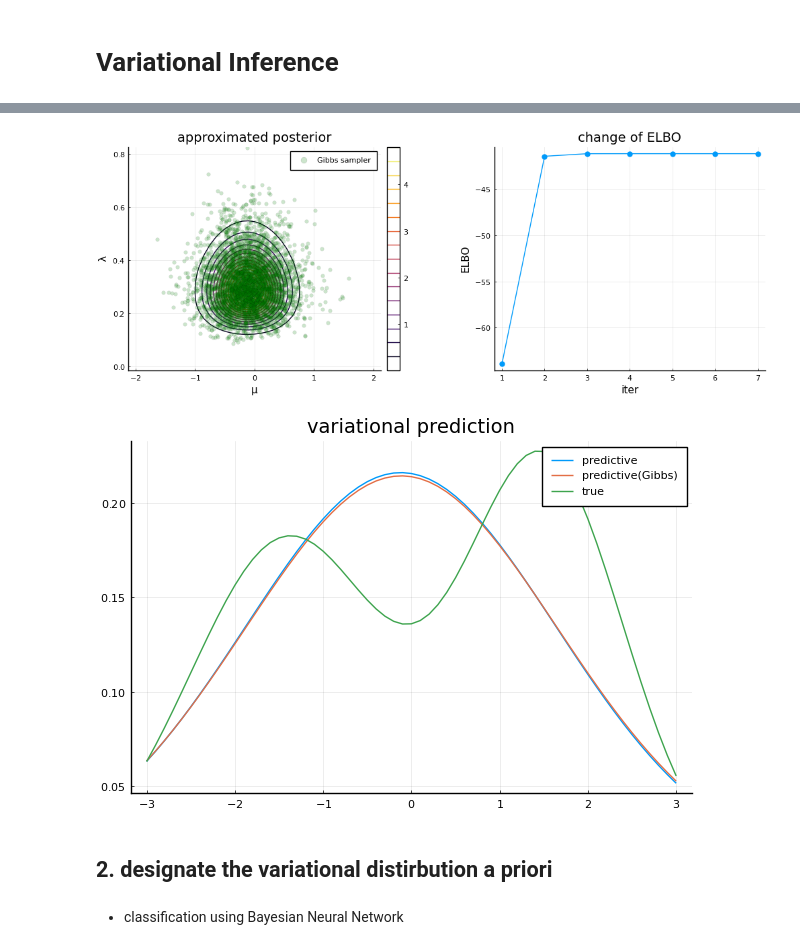
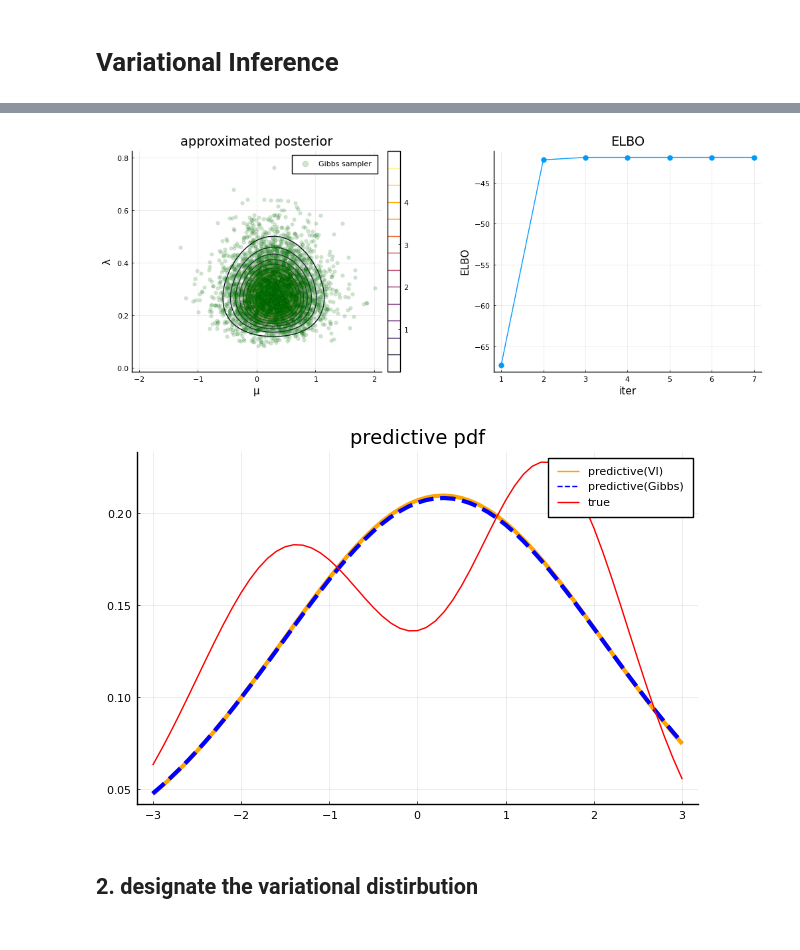
Before and after one commit to kitano-AppMath/my-julia-works, a Jupyter notebook: Variational Inference.ipynb, the cells around one changed output, grey strips where cells are left out. Drawn from its saved outputs; the diff is of its cells as text; code cells hidden in the pictures.

```diff
--- a/Variational Inference.ipynb
+++ b/Variational Inference.ipynb
@@ -104,62 +94,61 @@ my_Gibbs1 (generic function with 1 method)
 # %%
-Random.seed!(42)
-
-#create the data
+#create data
 μ₁ = -1.4
 μ₂ = 1.5
 σ₁ = 1.1
 σ₂ = 0.9
 N = 20
 mixture_normal = MixtureModel([Normal(μ₁, σ₁), Normal(μ₂, σ₂)])
-mixture_normal_pdf(x) = pdf(mixture_normal, x)
+true_pdf(x) = pdf(mixture_normal, x)
 X = rand(mixture_normal, N)
+data = (X=X, N=N)
 
-#infernce
+#set the seed
+Random.seed!(42)
+
+#variational inference
 β = 1e1
-μhat₀ = 0.0
-λhat₀ = 1.0
-βhat₀ = β
-max_iter = 1000
-ϵ = 1e-6
-μhat, λhat, αhat, βhat, elbos = my_VI1(μhat₀, λhat₀, βhat₀, max_iter, ϵ, X, β)
+model_params = (β=β,)
+inits = (μhat₀=0.0 , λhat₀=1.0, βhat₀=β)
+n_train = 1000
+tol = 1e-6
+μhat, λhat, αhat, βhat, Lvec = myVI(data, model_params, inits, n_train, tol)
+var_params = (μhat=μhat, λhat=λhat, αhat=αhat, βhat=βhat)
 
-#approximated posterior distribution
-r(μ, λ, μhat, λhat, αhat, βhat) = pdf(Normal(μhat, 1/√λhat), μ) * pdf(Gamma(αhat, 1/βhat), λ)
-r(μ, λ) = r(μ, λ, μhat, λhat, αhat, βhat)
+#approximated posterior pdf
+function r(μ, λ, var_params)
+    @unpack μhat,λhat,αhat,βhat = var_params
+    return exp(logpdf(Normal(μhat, 1/√λhat), μ) + logpdf(Gamma(αhat, 1/βhat), λ))
+end
 
-#Gibbs sampler : true posterior
-μ₀ = 0.0
-λ₀ = 1.0
+#Gibbs sampler
 n_samps = 5000
 n_burnin = div(n_samps, 10)
-μsamps, λsamps = my_Gibbs1(μ₀, λ₀, n_samps, n_burnin, X, β)
+inits = (μ₀=0.0, λ₀=1.0)
+μsamps, λsamps = myGibbs(data, model_params, inits, n_samps, n_burnin)
+samps = (μsamps=μsamps, λsamps=λsamps)
 
-#plot the posterior
-p1 = plot(-2:0.1:2, 0.01:0.01:0.8, r, st=:contour, xlabel="μ", ylabel="λ", title="approximated posterior", xlim=[-2,2], ylim=[0.01, 0.8])
+#visualize the variational and true posterior
+p1 = plot(-2:0.1:2, 0.01:0.01:0.8, (μ,λ)->r(μ,λ,var_params), st=:contour, xlabel="μ", ylabel="λ", title="approximated posterior", xlim=[-2,2], ylim=[0.01, 0.8])
 plot!(μsamps, λsamps, st=:scatter, alpha=0.2, label="Gibbs sampler", markerstrokewidth=0.2, color=:green)
-p2 = plot(elbos, title="change of ELBO", xlabel="iter", ylabel="ELBO", label=false, marker=:circle, markerstrokewidth=0, markersize=6)
+p2 = plot(Lvec, title="ELBO", xlabel="iter", ylabel="ELBO", label=false, marker=:circle, markerstrokewidth=0, markersize=6)
 fig1 = plot(p1, p2, size=(1000, 400))
-#savefig(fig1, "figs-VI/fig1.png")
+savefig(fig1, "figs-VI/fig1.png")
 # %% [output]
-[figure, old version]
+[figure, new version]
 # %%
 #variational prediction
 n_samps = 5000
-μsamps_var, λsamps_var = post_sample1(μhat, λhat, αhat, βhat, n_samps)
-pred1_var(x) = pred1(x, μsamps_var, λsamps_var)
+μsamps_var, λsamps_var = post_samps(var_params, n_samps)
+var_samps = (μsamps=μsamps_var, λsamps=λsamps_var)
 
-#true predictive distribution
-pred1(x) = pred1(x, μsamps, λsamps)
-
-#plot
+#visualize the predictive pdf
 xs = -3:0.1:3
-fig2 = plot(xs, pred1_var, title="variational prediction", label="predictive")
-plot!(xs, pred1, label="predictive(Gibbs)")
-plot!(xs, mixture_normal_pdf, label="true")
-#savefig(fig2, "figs-VI/fig2.png")
+fig2 = plot(xs, x->pred(x,var_samps), color=:orange, ls=:solid, lw=3, label="predictive(VI)")
+plot!(xs, x->pred(x,samps), color=:blue, ls=:dash, lw=3,label="predictive(Gibbs)")
+plot!(xs, true_pdf, label="true", title="predictive pdf", color=:red)
+savefig(fig2, "figs-VI/fig2.png")
 # %% [output]
-[figure, old version]
+[figure, new version]
 # %% [markdown]
-## 2. designate the variational distirbution a priori
+## 2. designate the variational distirbution
-# %% [markdown]
-* classification using Bayesian Neural Network
```
Also changed, not shown: parts of 11 cells of this notebook, 2 other files.
